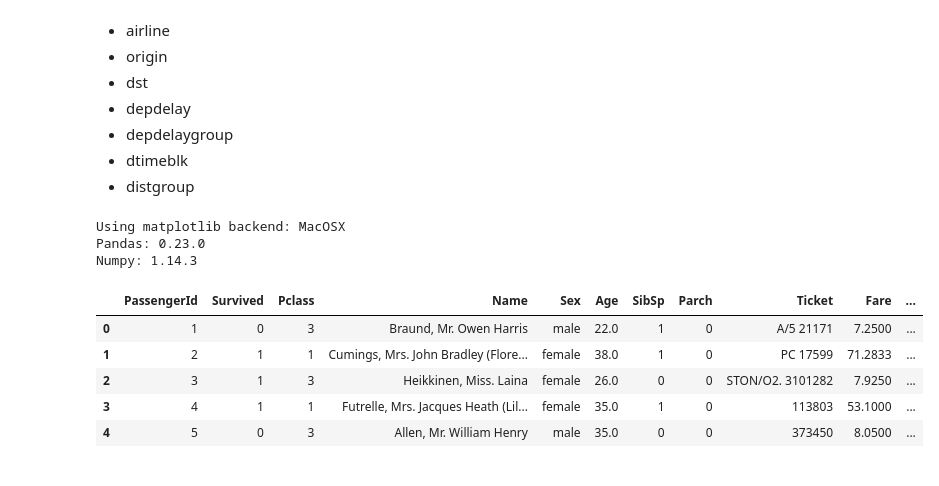
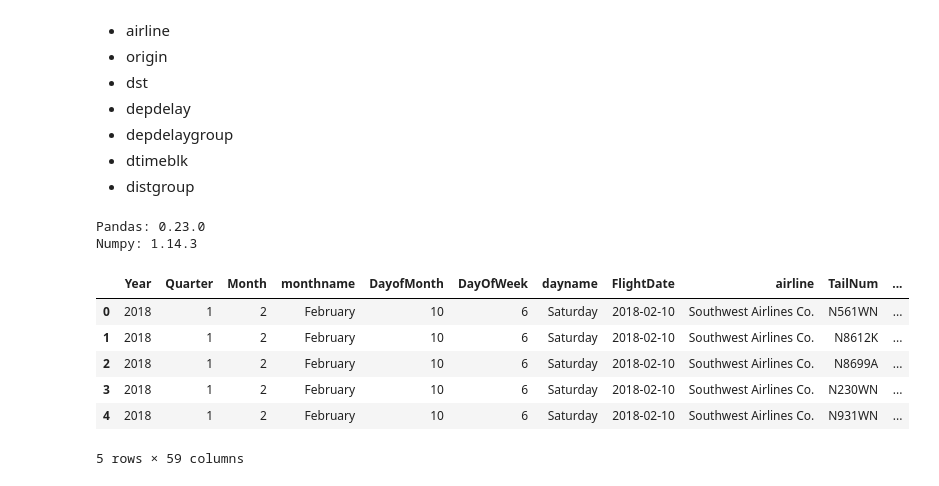
Before and after one commit to teresa201/MachineLearning, a Jupyter notebook: Lab1.ipynb, the cells around one changed output. Cells and saved outputs as stored; diff of their text form; code cells hidden in the pictures.

Commit message:
initial data manip

```diff
--- a/Lab1.ipynb
+++ b/Lab1.ipynb
@@ -20,23 +20,30 @@
 * dtimeblk
 * distgroup
 # %%
+import matplotlib
+import matplotlib.pyplot as plt
+import warnings
+warnings.simplefilter('ignore', DeprecationWarning)
+%matplotlib inline
+
+import missingno as mn
 
 import pandas as pd
 import numpy as np
 
 print('Pandas:', pd.__version__)
 print('Numpy:',np.__version__)
 
-df = pd.read_csv('https://raw.githubusercontent.com/eclarson/DataMiningNotebooks/master/data/titanic.csv') # read in the csv file
+df = pd.read_csv('/Users/christopher201/Downloads/aaaa-On_Time_On_Time_Performance_2018_1.csv') # read in the csv file
 
 df.head()
 # %% [output]
-Using matplotlib backend: MacOSX
 Pandas: 0.23.0
 Numpy: 1.14.3
-|  | PassengerId | Survived | Pclass | Name | Sex | Age | SibSp | Parch | Ticket | Fare | ... |
-| 0 | 1 | 0 | 3 | Braund, Mr. Owen Harris | male | 22.0 | 1 | 0 | A/5 21171 | 7.2500 | ... |
-| 1 | 2 | 1 | 1 | Cumings, Mrs. John Bradley (Flore... | female | 38.0 | 1 | 0 | PC 17599 | 71.2833 | ... |
-| 2 | 3 | 1 | 3 | Heikkinen, Miss. Laina | female | 26.0 | 0 | 0 | STON/O2. 3101282 | 7.9250 | ... |
-| 3 | 4 | 1 | 1 | Futrelle, Mrs. Jacques Heath (Lil... | female | 35.0 | 1 | 0 | 113803 | 53.1000 | ... |
-| 4 | 5 | 0 | 3 | Allen, Mr. William Henry | male | 35.0 | 0 | 0 | 373450 | 8.0500 | ... |
+|  | Year | Quarter | Month | monthname | DayofMonth | DayOfWeek | dayname | FlightDate | airline | TailNum | ... |
+| 0 | 2018 | 1 | 2 | February | 10 | 6 | Saturday | 2018-02-10 | Southwest Airlines Co. | N561WN | ... |
+| 1 | 2018 | 1 | 2 | February | 10 | 6 | Saturday | 2018-02-10 | Southwest Airlines Co. | N8612K | ... |
+| 2 | 2018 | 1 | 2 | February | 10 | 6 | Saturday | 2018-02-10 | Southwest Airlines Co. | N8699A | ... |
+| 3 | 2018 | 1 | 2 | February | 10 | 6 | Saturday | 2018-02-10 | Southwest Airlines Co. | N230WN | ... |
+| 4 | 2018 | 1 | 2 | February | 10 | 6 | Saturday | 2018-02-10 | Southwest Airlines Co. | N931WN | ... |
+5 rows × 59 columns
```
Also changed, not shown: parts of 7 cells of this notebook.
